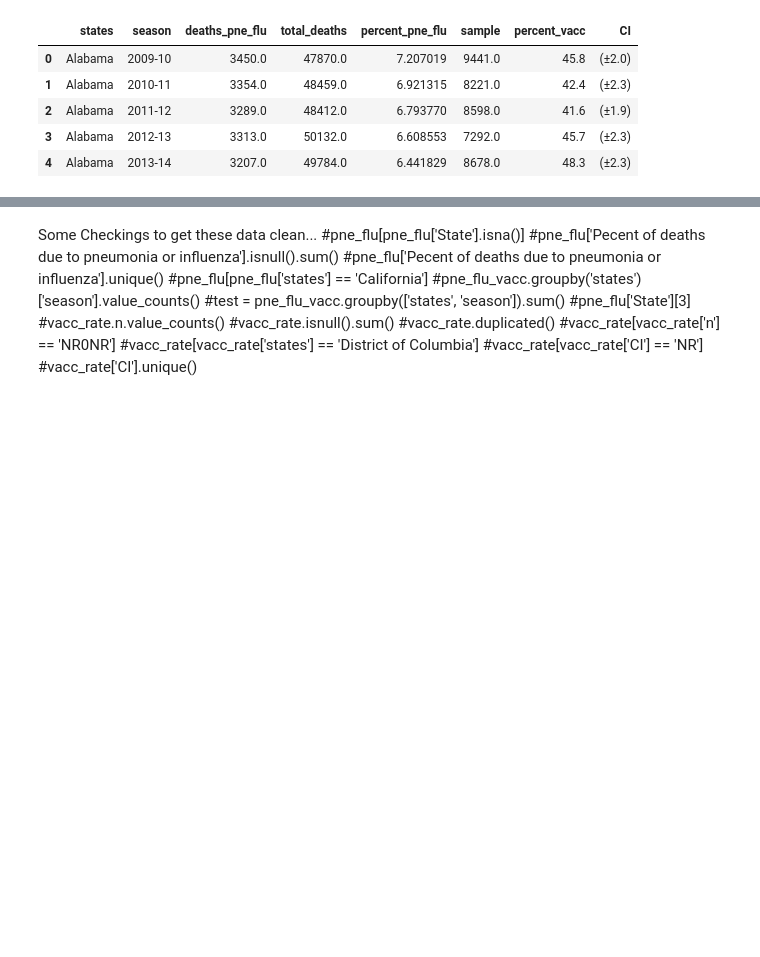
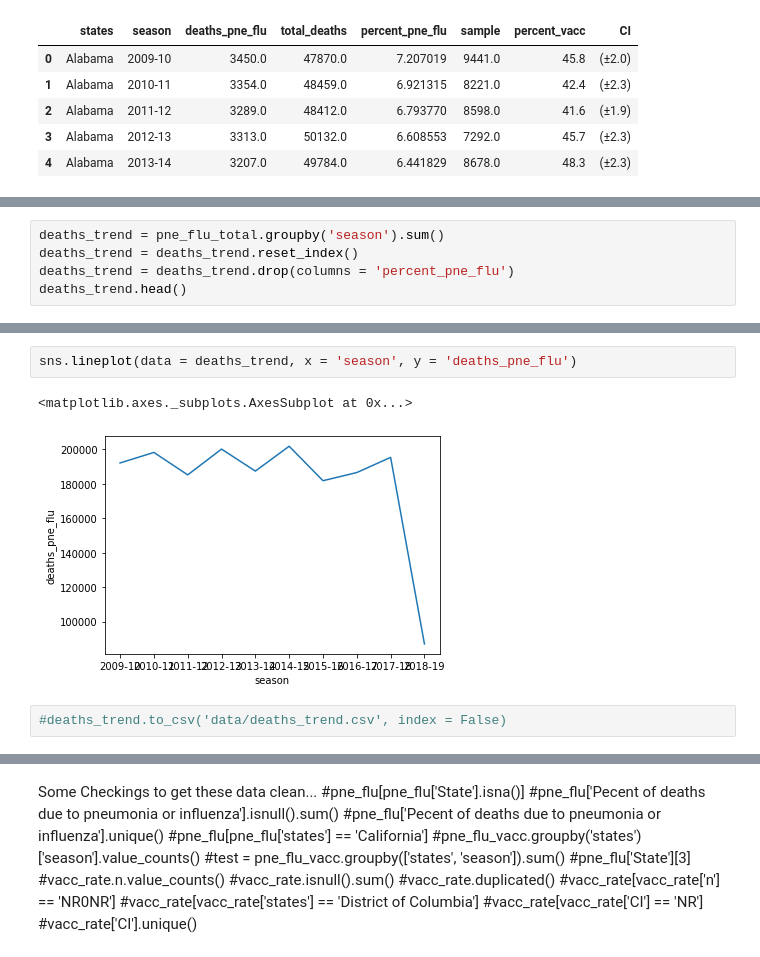
Before and after one commit to foyaza/pneumonia_influenza_deaths, a Jupyter notebook: capstone_data_cleaning_merging.ipynb, the cells around one changed output, grey strips where cells are left out. Cells and saved outputs as stored; diff of their text form; blank space fills up the shorter version.

```diff
--- a/capstone_data_cleaning_merging.ipynb
+++ b/capstone_data_cleaning_merging.ipynb
@@ -297,0 +300,5 @@ pne_flu_vacc.to_csv('data/pne_flu_vacc.csv', index = False)
+# %%
+deaths_trend = pne_flu_total.groupby('season').sum()
+deaths_trend = deaths_trend.reset_index()
+deaths_trend = deaths_trend.drop(columns = 'percent_pne_flu')
+deaths_trend.head()
@@ -297,0 +312,7 @@ pne_flu_vacc.to_csv('data/pne_flu_vacc.csv', index = False)
+# %%
+sns.lineplot(data = deaths_trend, x = 'season', y = 'deaths_pne_flu')
+# %% [output]
+<matplotlib.axes._subplots.AxesSubplot at 0x...>
+[figure, added]
+# %%
+#deaths_trend.to_csv('data/deaths_trend.csv', index = False)
```
Also changed, not shown: parts of 23 cells of this notebook, 1 other file.
